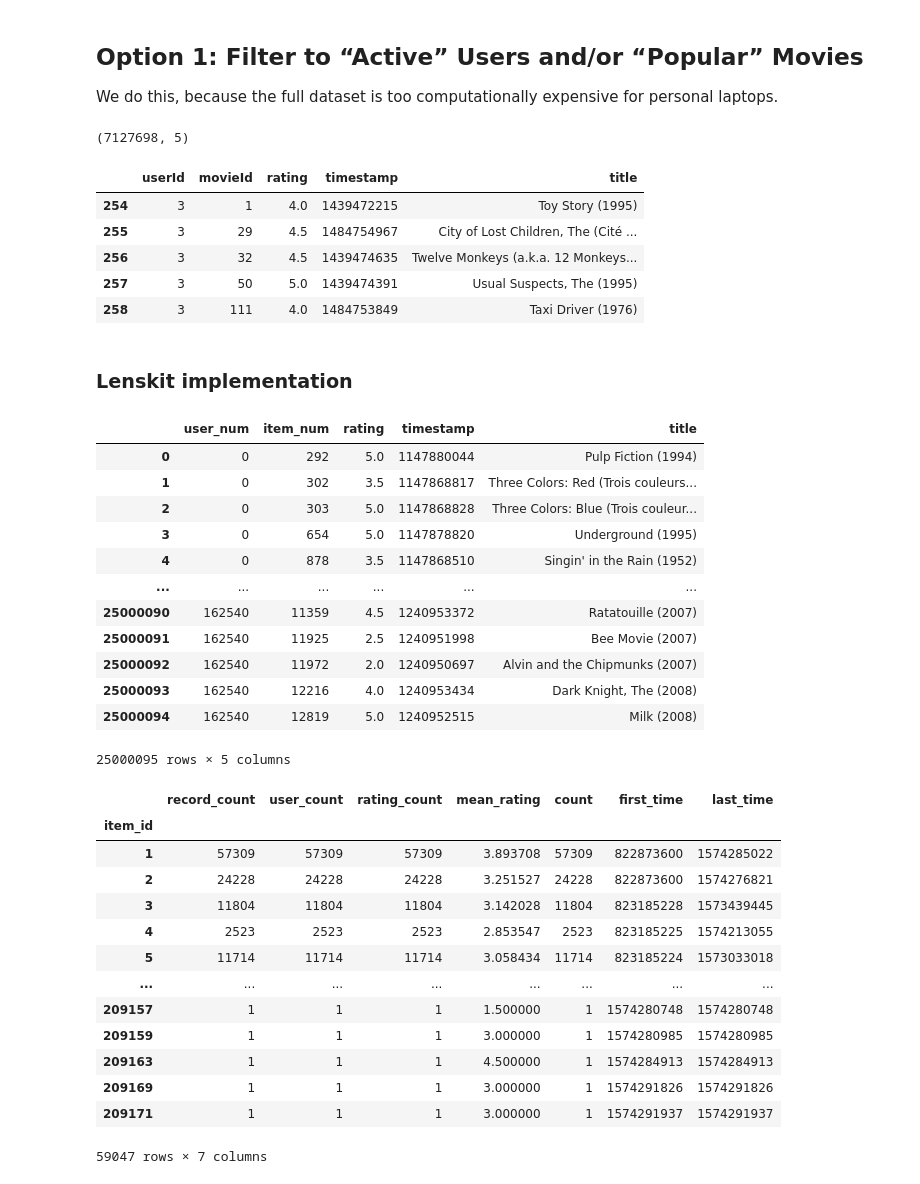
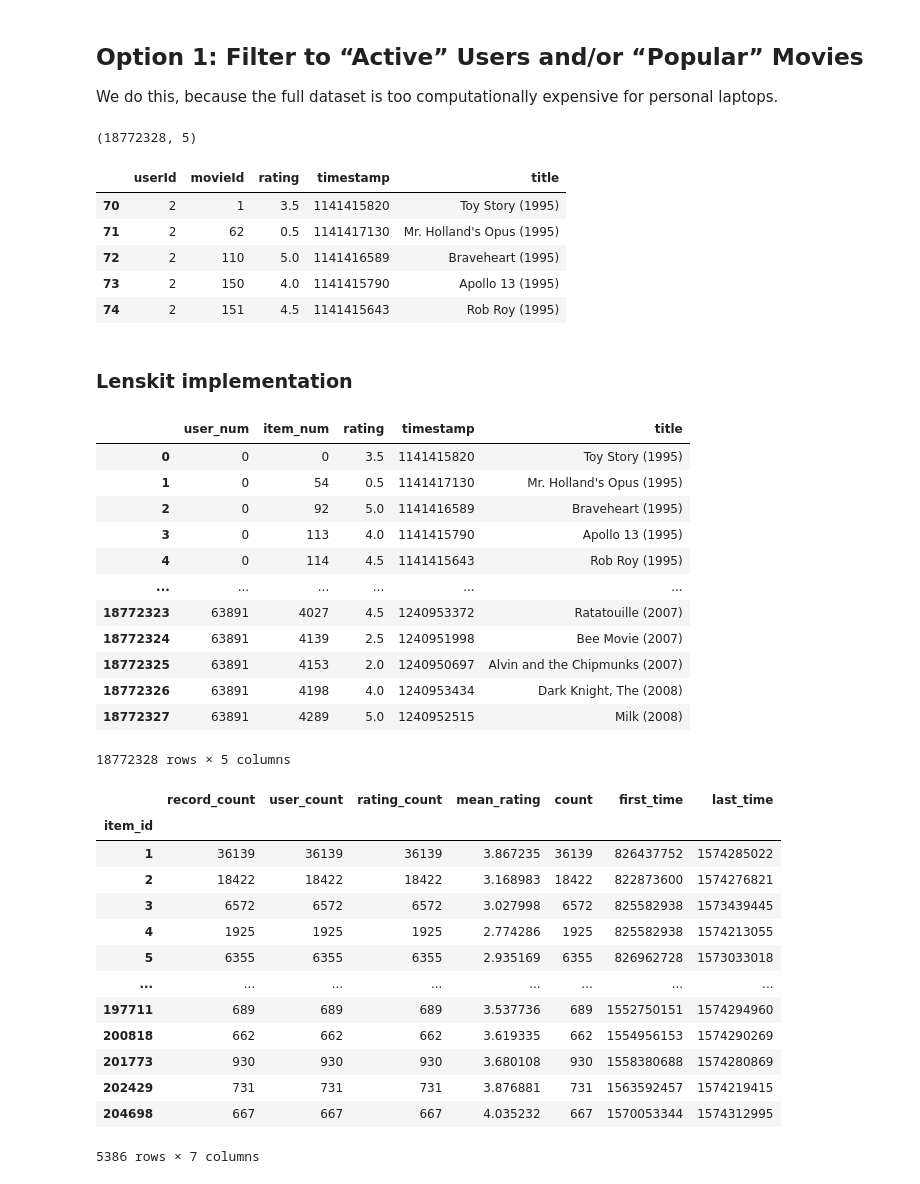
Before and after one commit to cellularegg/uas-soe-python-ss-2025, a Jupyter notebook: models/itembasecollfiltering.ipynb, the cells around one changed output. Saved outputs shown, nothing was run; the diff lists cells and outputs as text; code cells hidden in the pictures.

```diff
--- a/models/itembasecollfiltering.ipynb
+++ b/models/itembasecollfiltering.ipynb
@@ -40,34 +40,35 @@ We do this, because the full dataset is too computationally expensive for person
 # %%
 # Keep users with at least 500 ratings
 user_counts = movies_ratings['userId'].value_counts()
-active_users = user_counts[user_counts >= 500].index
+active_users = user_counts[user_counts >= 100].index
 
 # Keep movies with at least 1000 ratings
 movie_counts = movies_ratings['movieId'].value_counts()
-popular_movies = movie_counts[movie_counts >= 1000].index
+popular_movies = movie_counts[movie_counts >= 500].index
 
 # Filter the DataFrame
 movies_ratings_filtered = movies_ratings[
     movies_ratings['userId'].isin(active_users) &
     movies_ratings['movieId'].isin(popular_movies)
 ]
 
 print(movies_ratings_filtered.shape)
 movies_ratings_filtered.head()
 # %% [output]
-(7127698, 5)
+(18772328, 5)
 |  | userId | movieId | rating | timestamp | title |
-| 254 | 3 | 1 | 4.0 | 1439472215 | Toy Story (1995) |
-| 255 | 3 | 29 | 4.5 | 1484754967 | City of Lost Children, The (Cité ... |
-| 256 | 3 | 32 | 4.5 | 1439474635 | Twelve Monkeys (a.k.a. 12 Monkeys... |
-| 257 | 3 | 50 | 5.0 | 1439474391 | Usual Suspects, The (1995) |
-| 258 | 3 | 111 | 4.0 | 1484753849 | Taxi Driver (1976) |
+| 70 | 2 | 1 | 3.5 | 1141415820 | Toy Story (1995) |
+| 71 | 2 | 62 | 0.5 | 1141417130 | Mr. Holland's Opus (1995) |
+| 72 | 2 | 110 | 5.0 | 1141416589 | Braveheart (1995) |
+| 73 | 2 | 150 | 4.0 | 1141415790 | Apollo 13 (1995) |
+| 74 | 2 | 151 | 4.5 | 1141415643 | Rob Roy (1995) |
 # %% [markdown]
 ### Lenskit implementation
 # %%
 from lenskit.data import from_interactions_df
 from lenskit.knn import ItemKNNScorer
-from lenskit import recommend, pipeline
+from lenskit.splitting import sample_records
+from lenskit import pipeline, recommend
 
 # convert df to a Dataset (new in LensKit 2025.2.0)
 lk_dataset = from_interactions_df(movies_ratings_filtered,
@@ -80,18 +81,18 @@ pd_lk_dataset = lk_dataset.interaction_matrix(format='pandas')
 pd_lk_dataset
 # %% [output]
 |  | user_num | item_num | rating | timestamp | title |
-| 0 | 0 | 292 | 5.0 | 1147880044 | Pulp Fiction (1994) |
-| 1 | 0 | 302 | 3.5 | 1147868817 | Three Colors: Red (Trois couleurs... |
-| 2 | 0 | 303 | 5.0 | 1147868828 | Three Colors: Blue (Trois couleur... |
-| 3 | 0 | 654 | 5.0 | 1147878820 | Underground (1995) |
-| 4 | 0 | 878 | 3.5 | 1147868510 | Singin' in the Rain (1952) |
+| 0 | 0 | 0 | 3.5 | 1141415820 | Toy Story (1995) |
+| 1 | 0 | 54 | 0.5 | 1141417130 | Mr. Holland's Opus (1995) |
+| 2 | 0 | 92 | 5.0 | 1141416589 | Braveheart (1995) |
+| 3 | 0 | 113 | 4.0 | 1141415790 | Apollo 13 (1995) |
+| 4 | 0 | 114 | 4.5 | 1141415643 | Rob Roy (1995) |
 | ... | ... | ... | ... | ... | ... |
-| 25000090 | 162540 | 11359 | 4.5 | 1240953372 | Ratatouille (2007) |
-| 25000091 | 162540 | 11925 | 2.5 | 1240951998 | Bee Movie (2007) |
-| 25000092 | 162540 | 11972 | 2.0 | 1240950697 | Alvin and the Chipmunks (2007) |
-| 25000093 | 162540 | 12216 | 4.0 | 1240953434 | Dark Knight, The (2008) |
-| 25000094 | 162540 | 12819 | 5.0 | 1240952515 | Milk (2008) |
+| 18772323 | 63891 | 4027 | 4.5 | 1240953372 | Ratatouille (2007) |
+| 18772324 | 63891 | 4139 | 2.5 | 1240951998 | Bee Movie (2007) |
+| 18772325 | 63891 | 4153 | 2.0 | 1240950697 | Alvin and the Chipmunks (2007) |
+| 18772326 | 63891 | 4198 | 4.0 | 1240953434 | Dark Knight, The (2008) |
+| 18772327 | 63891 | 4289 | 5.0 | 1240952515 | Milk (2008) |
-25000095 rows × 5 columns
+18772328 rows × 5 columns
 # %%
 # we also can get some statistics from the Dataset object
 lk_dataset.item_stats()
@@ -99,16 +100,16 @@ lk_dataset.item_stats()
 # %% [output]
 |  | record_count | user_count | rating_count | mean_rating | count | first_time | last_time |
 | item_id |  |  |  |  |  |  |  |
-| 1 | 57309 | 57309 | 57309 | 3.893708 | 57309 | 822873600 | 1574285022 |
-| 2 | 24228 | 24228 | 24228 | 3.251527 | 24228 | 822873600 | 1574276821 |
-| 3 | 11804 | 11804 | 11804 | 3.142028 | 11804 | 823185228 | 1573439445 |
-| 4 | 2523 | 2523 | 2523 | 2.853547 | 2523 | 823185225 | 1574213055 |
-| 5 | 11714 | 11714 | 11714 | 3.058434 | 11714 | 823185224 | 1573033018 |
+| 1 | 36139 | 36139 | 36139 | 3.867235 | 36139 | 826437752 | 1574285022 |
+| 2 | 18422 | 18422 | 18422 | 3.168983 | 18422 | 822873600 | 1574276821 |
+| 3 | 6572 | 6572 | 6572 | 3.027998 | 6572 | 825582938 | 1573439445 |
+| 4 | 1925 | 1925 | 1925 | 2.774286 | 1925 | 825582938 | 1574213055 |
+| 5 | 6355 | 6355 | 6355 | 2.935169 | 6355 | 826962728 | 1573033018 |
 | ... | ... | ... | ... | ... | ... | ... | ... |
-| 209157 | 1 | 1 | 1 | 1.500000 | 1 | 1574280748 | 1574280748 |
-| 209159 | 1 | 1 | 1 | 3.000000 | 1 | 1574280985 | 1574280985 |
-| 209163 | 1 | 1 | 1 | 4.500000 | 1 | 1574284913 | 1574284913 |
-| 209169 | 1 | 1 | 1 | 3.000000 | 1 | 1574291826 | 1574291826 |
-| 209171 | 1 | 1 | 1 | 3.000000 | 1 | 1574291937 | 1574291937 |
+| 197711 | 689 | 689 | 689 | 3.537736 | 689 | 1552750151 | 1574294960 |
+| 200818 | 662 | 662 | 662 | 3.619335 | 662 | 1554956153 | 1574290269 |
+| 201773 | 930 | 930 | 930 | 3.680108 | 930 | 1558380688 | 1574280869 |
+| 202429 | 731 | 731 | 731 | 3.876881 | 731 | 1563592457 | 1574219415 |
+| 204698 | 667 | 667 | 667 | 4.035232 | 667 | 1570053344 | 1574312995 |
-59047 rows × 7 columns
+5386 rows × 7 columns
 # %%
```
Also changed, not shown: parts of 15 cells of this notebook.
